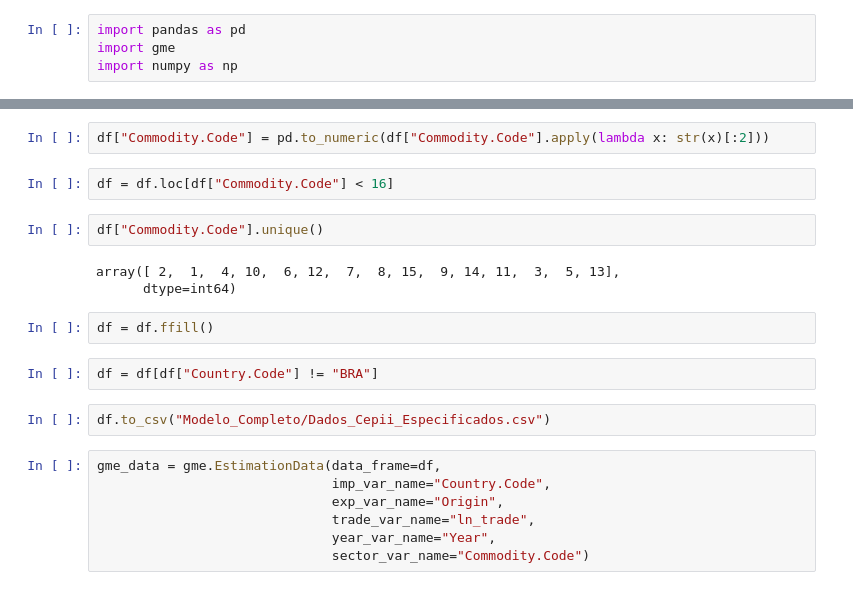
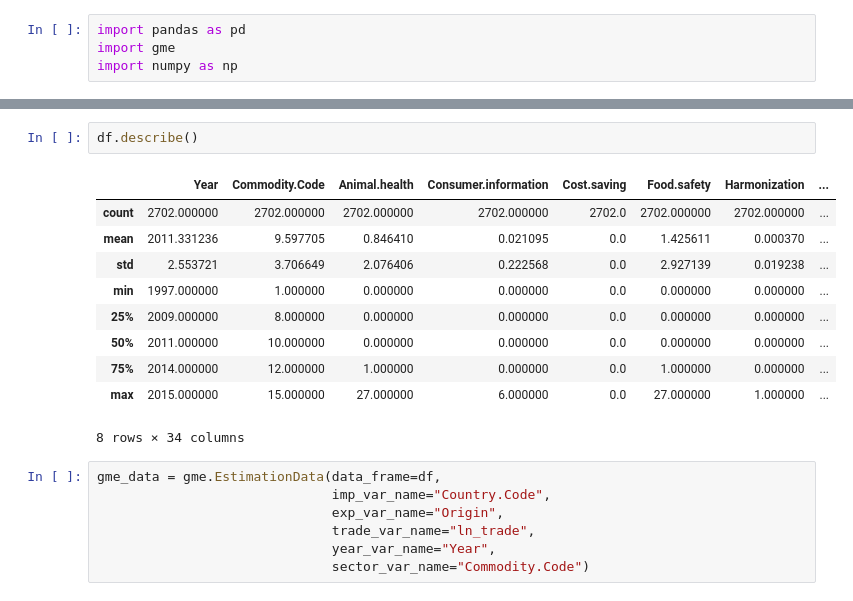
Before and after one commit to thcoelho/ITP_Notificacoes_Exportacao, a Jupyter notebook: Modelo/Regressão.ipynb, the cells around one changed output, grey strips where cells are left out. Cells and saved outputs as stored; diff of their text form.

```diff
--- a/Modelo/Regressão.ipynb
+++ b/Modelo/Regressão.ipynb
@@ -72,18 +57,16 @@ Name: Commodity.Code, Length: 8573, dtype: int64
-# %%
-df["Commodity.Code"] = pd.to_numeric(df["Commodity.Code"].apply(lambda x: str(x)[:2]))
-# %%
-df = df.loc[df["Commodity.Code"] < 16]
-# %%
-df["Commodity.Code"].unique()
-# %% [output]
-array([ 2,  1,  4, 10,  6, 12,  7,  8, 15,  9, 14, 11,  3,  5, 13],
-      dtype=int64)
-# %%
-df = df.ffill()
-# %%
-df = df[df["Country.Code"] != "BRA"]
-# %%
-df.to_csv("Modelo_Completo/Dados_Cepii_Especificados.csv")
+# %%
+df.describe()
+# %% [output]
+|  | Year | Commodity.Code | Animal.health | Consumer.information | Cost.saving | Food.safety | Harmonization | ... |
+| count | 2702.000000 | 2702.000000 | 2702.000000 | 2702.000000 | 2702.0 | 2702.000000 | 2702.000000 | ... |
+| mean | 2011.331236 | 9.597705 | 0.846410 | 0.021095 | 0.0 | 1.425611 | 0.000370 | ... |
+| std | 2.553721 | 3.706649 | 2.076406 | 0.222568 | 0.0 | 2.927139 | 0.019238 | ... |
+| min | 1997.000000 | 1.000000 | 0.000000 | 0.000000 | 0.0 | 0.000000 | 0.000000 | ... |
+| 25% | 2009.000000 | 8.000000 | 0.000000 | 0.000000 | 0.0 | 0.000000 | 0.000000 | ... |
+| 50% | 2011.000000 | 10.000000 | 0.000000 | 0.000000 | 0.0 | 0.000000 | 0.000000 | ... |
+| 75% | 2014.000000 | 12.000000 | 1.000000 | 0.000000 | 0.0 | 1.000000 | 0.000000 | ... |
+| max | 2015.000000 | 15.000000 | 27.000000 | 6.000000 | 0.0 | 27.000000 | 1.000000 | ... |
+8 rows × 34 columns
 # %%
 gme_data = gme.EstimationData(data_frame=df,
                               imp_var_name="Country.Code",
```
Also changed, not shown: parts of 11 cells of this notebook, 20 other files.
